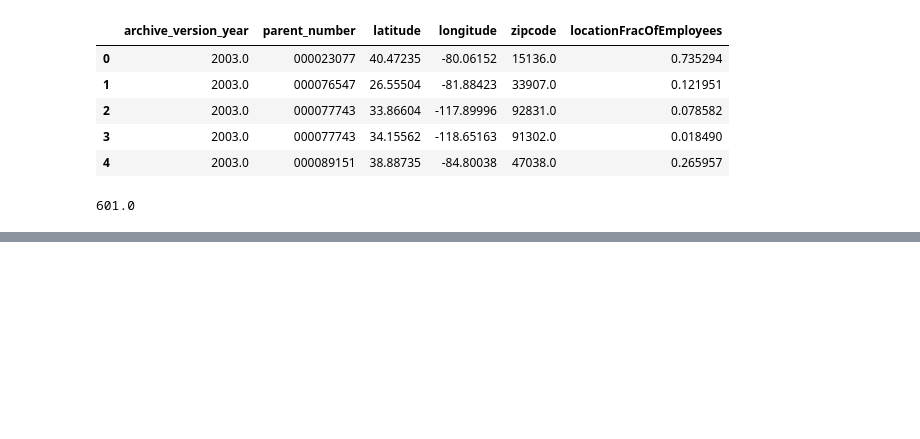
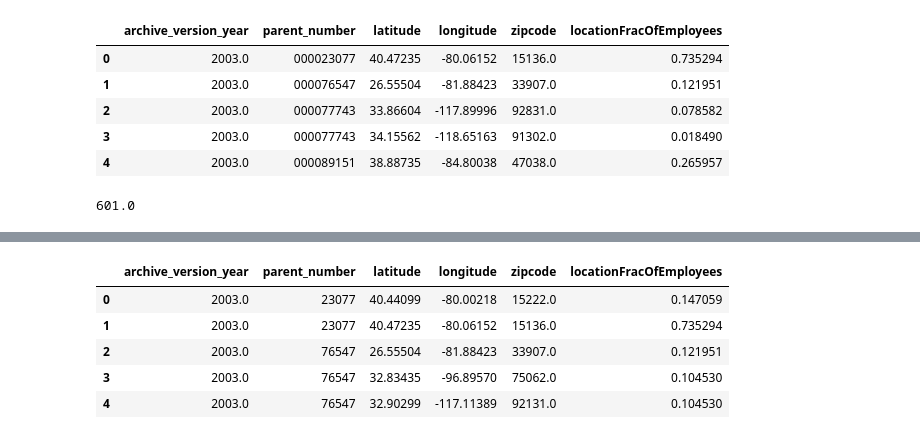
Before and after one commit to brianreed21/extremes, a Jupyter notebook: extremesCleaningCode/hq.ipynb, the cells around one changed output, grey strips where cells are left out. Drawn from its saved outputs; the diff is of its cells as text; code cells hidden in the pictures; blank space fills up the shorter version.

```diff
--- a/extremesCleaningCode/hq.ipynb
+++ b/extremesCleaningCode/hq.ipynb
@@ -247,0 +251,9 @@ fractions.archive_version_year.min().compute()
+# %%
+fractions.head()
+# %% [output]
+|  | archive_version_year | parent_number | latitude | longitude | zipcode | locationFracOfEmployees |
+| 0 | 2003.0 | 23077 | 40.44099 | -80.00218 | 15222.0 | 0.147059 |
+| 1 | 2003.0 | 23077 | 40.47235 | -80.06152 | 15136.0 | 0.735294 |
+| 2 | 2003.0 | 76547 | 26.55504 | -81.88423 | 33907.0 | 0.121951 |
+| 3 | 2003.0 | 76547 | 32.83435 | -96.89570 | 75062.0 | 0.104530 |
+| 4 | 2003.0 | 76547 | 32.90299 | -117.11389 | 92131.0 | 0.104530 |
```
Also changed, not shown: parts of 1 cell of this notebook, 4 other files.
